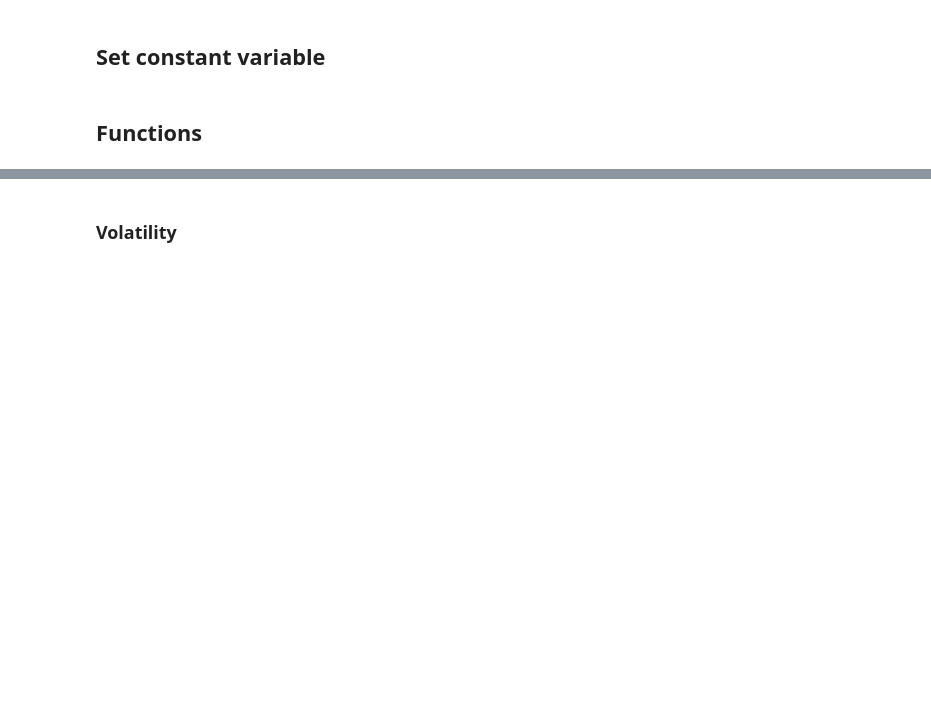
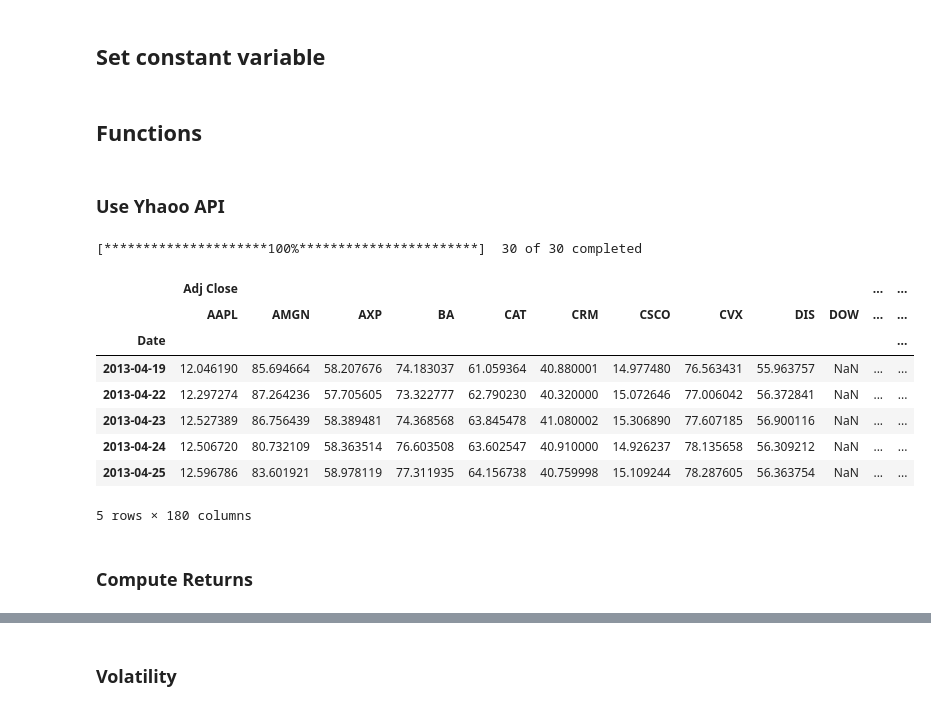
Before and after one commit to AndreaBe99/ai4traiding-project, a Jupyter notebook: notebook/yahoo_finance_dataset_analysis.ipynb, the cells around one changed output, grey strips where cells are left out. Cells and saved outputs as stored; diff of their text form; code cells hidden in the pictures; blank space fills up the shorter version.

Commit message:
FEAT: Add yahoo API to build dataframe.
Add yahoo_fin library to build datframe directly from the web without the
necessity of download them.

```diff
--- a/notebook/yahoo_finance_dataset_analysis.ipynb
+++ b/notebook/yahoo_finance_dataset_analysis.ipynb
@@ -16,11 +16,29 @@ The dataset analyzed are:
 # Here we have useful import
 from sklearn.preprocessing import StandardScaler
 from dtw import *
+
 import pandas as pd
 import numpy as np
+
 import datetime as dt
+
+
 import matplotlib as mpl
 from matplotlib import pyplot as plt
 mpl.style.use('seaborn')
 # plt.rc("figure", figsize=(10,10))  # size of the figure
 # to quickly get access to a list of the tickers in different indices
+
+#  To Use online Yahoo Finance API
+import warnings
+from pandas_datareader import data as pdr
+# to override deprecations in pandas-datareader
+import yfinance as yf
+# To set up the start/end dates for the prices
+import datetime as dt
+# to quickly get access to a list of the tickers in different indices
+from yahoo_fin import stock_info as si
+# Settings
+pd.set_option('display.max_rows', None)
+warnings.filterwarnings("ignore")
+yf.pdr_override()
@@ -44,3 +58,5 @@ def get_dataframe(ticker):
     # fill eventual NaN values
     df = df.fillna(method = 'ffill').fillna(method = 'bfill')
     return df
+# %% [markdown]
+### Use Yhaoo API
@@ -46,0 +129,22 @@ def get_dataframe(ticker):
+# %%
+# Get the date range for 10 years
+start, end = get_daterange(num_of_years=10)
+
+# Get the list of tickers in the Dow Jones index
+tickers = get_tickers(index="dow")
+
+df = get_dataframe_lib(tickers, start, end)
+df.head()
+# %% [output]
+[*********************100%***********************]  30 of 30 completed
+|  | Adj Close |  |  |  |  |  |  |  |  |  | ... | ... |
+|  | AAPL | AMGN | AXP | BA | CAT | CRM | CSCO | CVX | DIS | DOW | ... | ... |
+| Date |  |  |  |  |  |  |  |  |  |  |  | ... |
+| 2013-04-19 | 12.046190 | 85.694664 | 58.207676 | 74.183037 | 61.059364 | 40.880001 | 14.977480 | 76.563431 | 55.963757 | NaN | ... | ... |
+| 2013-04-22 | 12.297274 | 87.264236 | 57.705605 | 73.322777 | 62.790230 | 40.320000 | 15.072646 | 77.006042 | 56.372841 | NaN | ... | ... |
+| 2013-04-23 | 12.527389 | 86.756439 | 58.389481 | 74.368568 | 63.845478 | 41.080002 | 15.306890 | 77.607185 | 56.900116 | NaN | ... | ... |
+| 2013-04-24 | 12.506720 | 80.732109 | 58.363514 | 76.603508 | 63.602547 | 40.910000 | 14.926237 | 78.135658 | 56.309212 | NaN | ... | ... |
+| 2013-04-25 | 12.596786 | 83.601921 | 58.978119 | 77.311935 | 64.156738 | 40.759998 | 15.109244 | 78.287605 | 56.363754 | NaN | ... | ... |
+5 rows × 180 columns
+# %% [markdown]
+### Compute Returns
```
Also changed, not shown: parts of 7 cells of this notebook.
